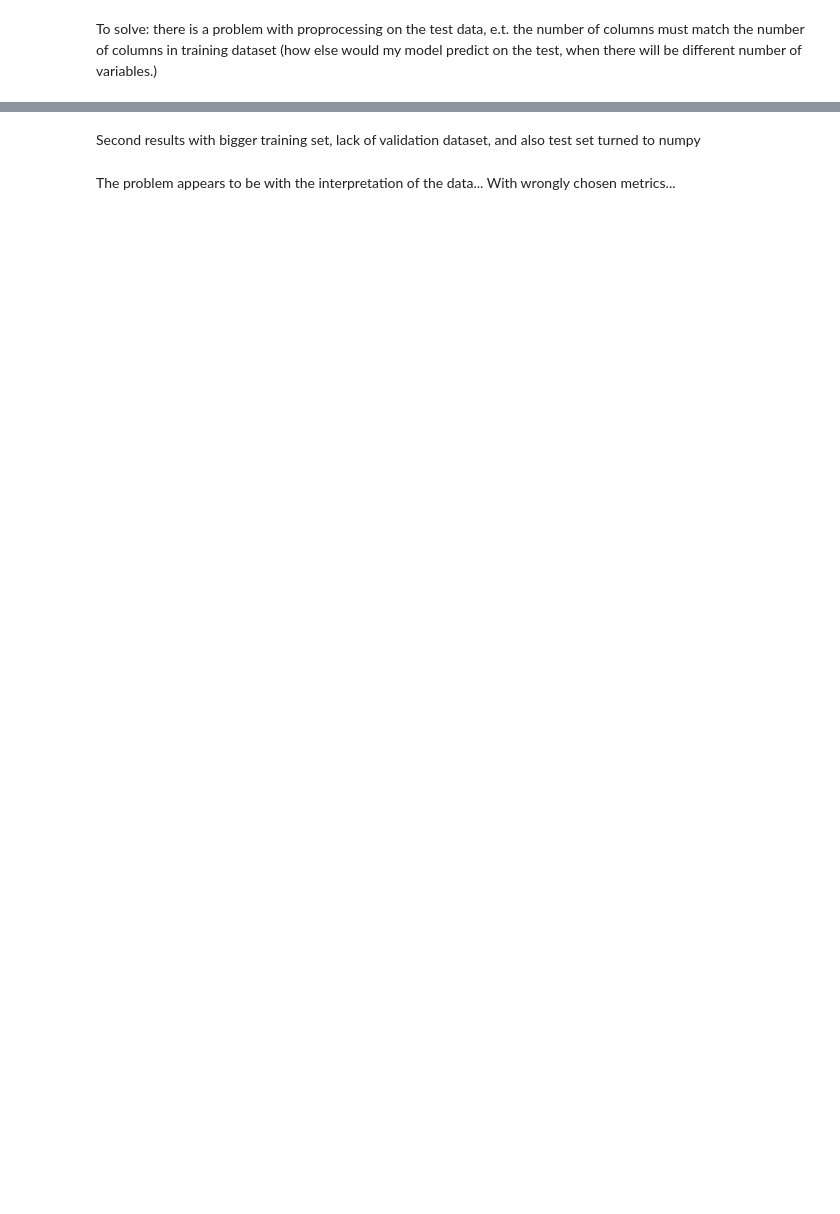
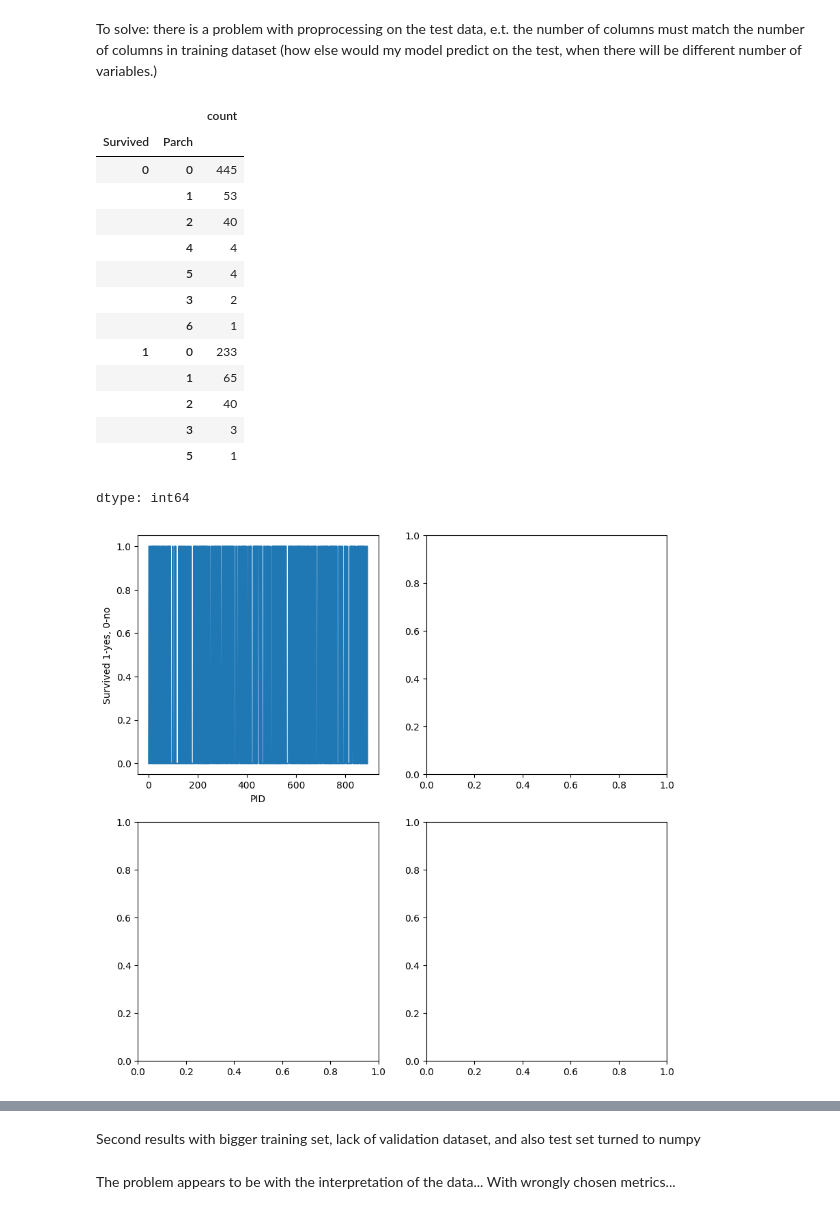
Before and after one commit to LozinskiMatthew/Titanic-DL-Kaggle_Competition, a Jupyter notebook: KaggleTitanic.ipynb, the cells around one changed output, grey strips where cells are left out. Saved outputs shown, nothing was run; the diff lists cells and outputs as text; code cells hidden in the pictures; blank space fills up the shorter version.

```diff
--- a/KaggleTitanic.ipynb
+++ b/KaggleTitanic.ipynb
@@ -603,3 +598,4 @@ train_data['SibSp'].value_counts()
 dtype: int64
 # %%
 train_data.head(1) #To standardize -> PassengerId, Age, SibSp, Parch, Fare
+train_data_for_m4 = train_data.copy()
@@ -828,0 +832,38 @@ final_result.to_csv('my2_submission.csv', index=False)
+# %%
+#RESULTS NUMBER ONE, in third model IO had reduced it to one less layuer of depth
+#Model 4 -> ELU -> RELU, Passenger Id out, (e.t. changing the significance of the variables(Passneger Id, does not give me anything?))
+# Train data last to go --> on plots
+fig, ax = plt.subplots(
+    figsize=(10, 10),
+    nrows=2,
+    ncols=2
+)
+ax[0][0].plot(train_data_for_m4['PassengerId'], train_data_for_m4['Survived'])
+ax[0][0].set(
+    xlabel="PID",
+    ylabel="Survived 1-yes, 0-no"
+)
+# ax[0][1].scatter(x=train_data_for_m4['SibSp'])
+SibSpVC = train_data_for_m4.groupby('Survived')['SibSp'].value_counts()
+parch = train_data_for_m4.groupby('Survived')['Parch'].value_counts()
+# train_data.columns
+SibSpVC
+parch
+# Parch and Sib must stay, but too deep model might search for intricacies there, leading to confusion, broder models should work better
+# %% [output]
+|  |  | count |
+| Survived | Parch |  |
+| 0 | 0 | 445 |
+|  | 1 | 53 |
+|  | 2 | 40 |
+|  | 4 | 4 |
+|  | 5 | 4 |
+|  | 3 | 2 |
+|  | 6 | 1 |
+| 1 | 0 | 233 |
+|  | 1 | 65 |
+|  | 2 | 40 |
+|  | 3 | 3 |
+|  | 5 | 1 |
+dtype: int64
+[figure, added]
```
Also changed, not shown: parts of 11 cells of this notebook.
